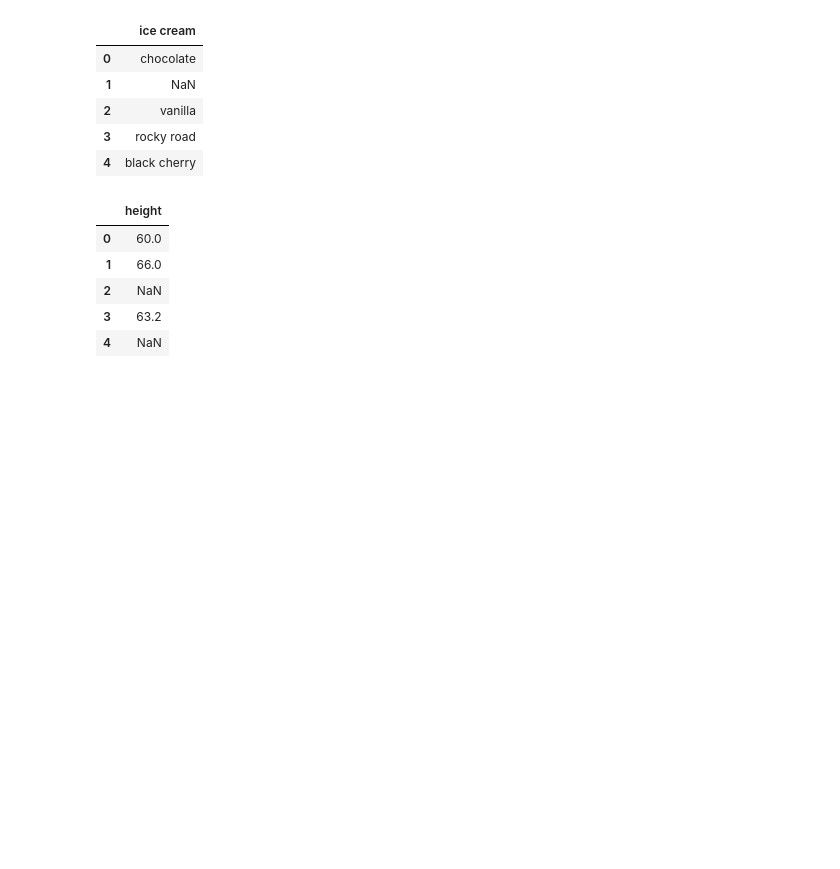
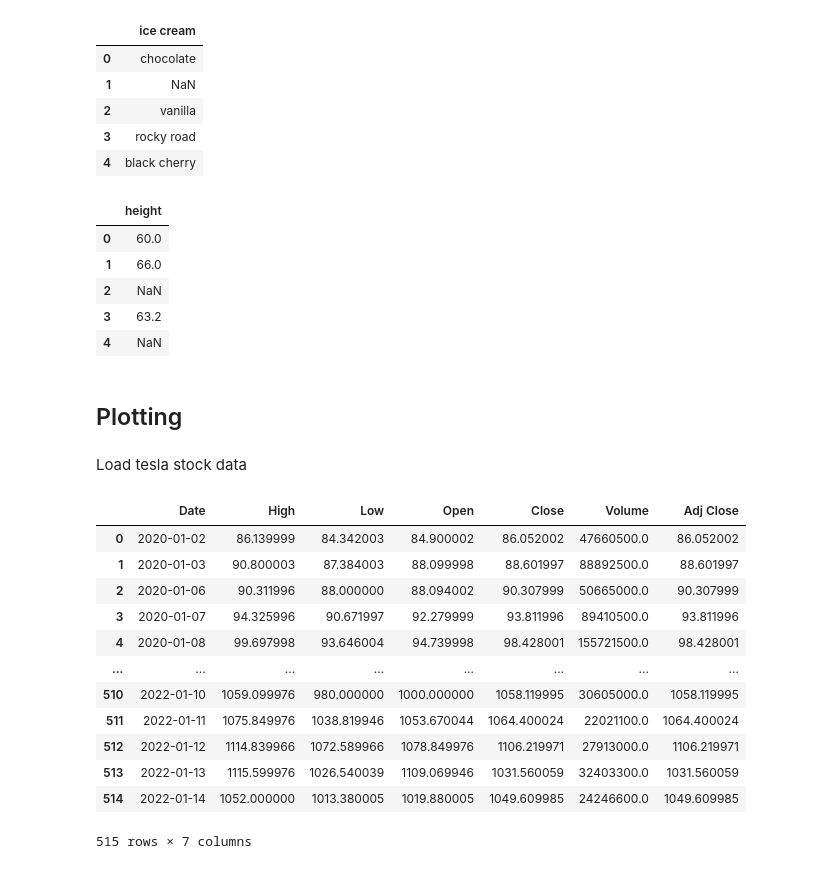
Before and after one commit to johnmarcovici/demo-notebooks, a Jupyter notebook: pandas_demos.ipynb, the cells around one changed output. Cells and saved outputs as stored; diff of their text form; code cells hidden in the pictures; blank space fills up the shorter version.

```diff
--- a/pandas_demos.ipynb
+++ b/pandas_demos.ipynb
@@ -814,3 +814,24 @@ _ = df.apply(lambda x: display(x.to_frame()), axis=0)
 | 2 | NaN |
 | 3 | 63.2 |
 | 4 | NaN |
+# %% [markdown]
+## Plotting
+# %% [markdown]
+Load tesla stock data
+# %%
+df = pd.read_csv("./data/tsla.csv")
+df
+# %% [output]
+|  | Date | High | Low | Open | Close | Volume | Adj Close |
+| 0 | 2020-01-02 | 86.139999 | 84.342003 | 84.900002 | 86.052002 | 47660500.0 | 86.052002 |
+| 1 | 2020-01-03 | 90.800003 | 87.384003 | 88.099998 | 88.601997 | 88892500.0 | 88.601997 |
+| 2 | 2020-01-06 | 90.311996 | 88.000000 | 88.094002 | 90.307999 | 50665000.0 | 90.307999 |
+| 3 | 2020-01-07 | 94.325996 | 90.671997 | 92.279999 | 93.811996 | 89410500.0 | 93.811996 |
+| 4 | 2020-01-08 | 99.697998 | 93.646004 | 94.739998 | 98.428001 | 155721500.0 | 98.428001 |
+| ... | ... | ... | ... | ... | ... | ... | ... |
+| 510 | 2022-01-10 | 1059.099976 | 980.000000 | 1000.000000 | 1058.119995 | 30605000.0 | 1058.119995 |
+| 511 | 2022-01-11 | 1075.849976 | 1038.819946 | 1053.670044 | 1064.400024 | 22021100.0 | 1064.400024 |
+| 512 | 2022-01-12 | 1114.839966 | 1072.589966 | 1078.849976 | 1106.219971 | 27913000.0 | 1106.219971 |
+| 513 | 2022-01-13 | 1115.599976 | 1026.540039 | 1109.069946 | 1031.560059 | 32403300.0 | 1031.560059 |
+| 514 | 2022-01-14 | 1052.000000 | 1013.380005 | 1019.880005 | 1049.609985 | 24246600.0 | 1049.609985 |
+515 rows × 7 columns
```
Also changed, not shown: parts of 3 cells of this notebook, 1 other file.
